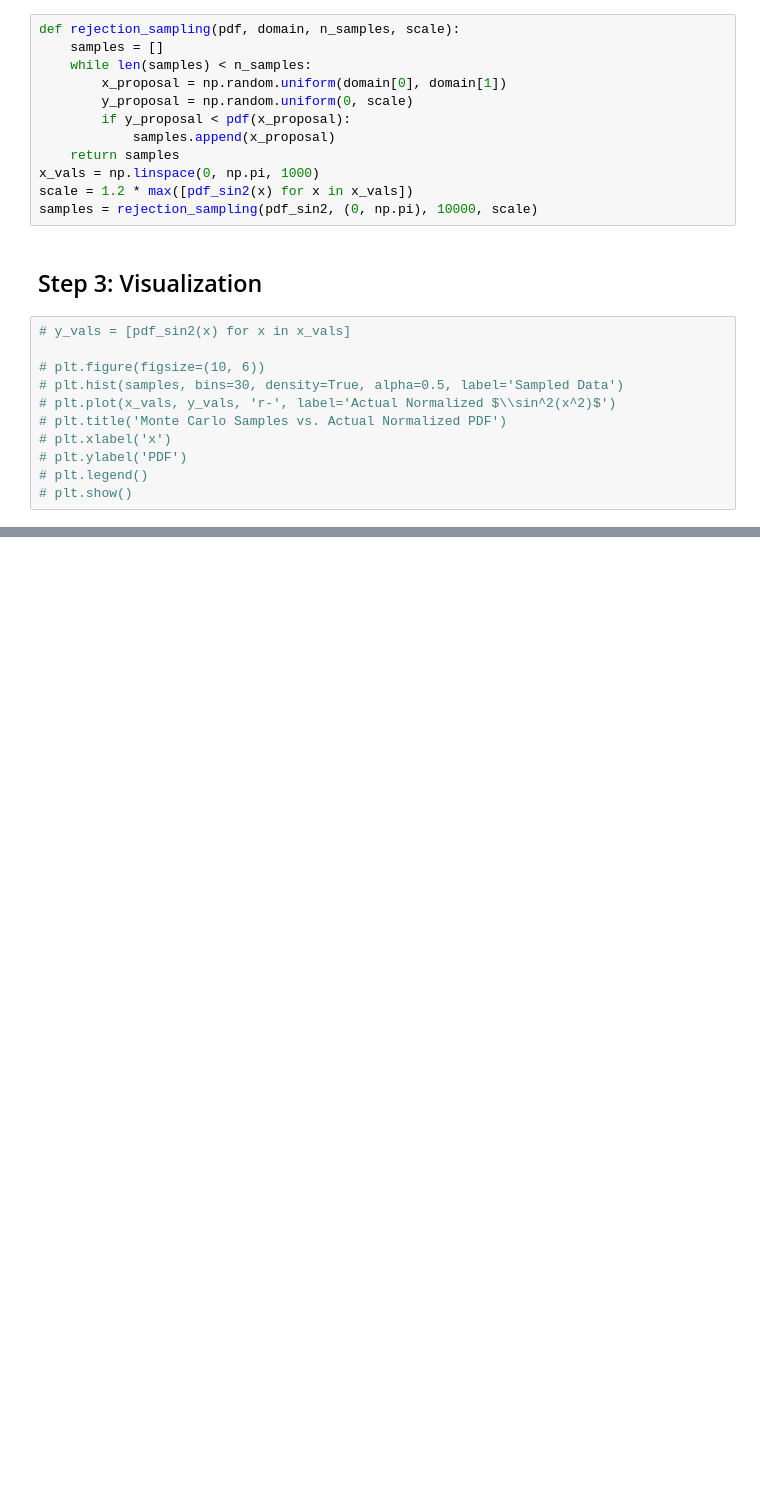
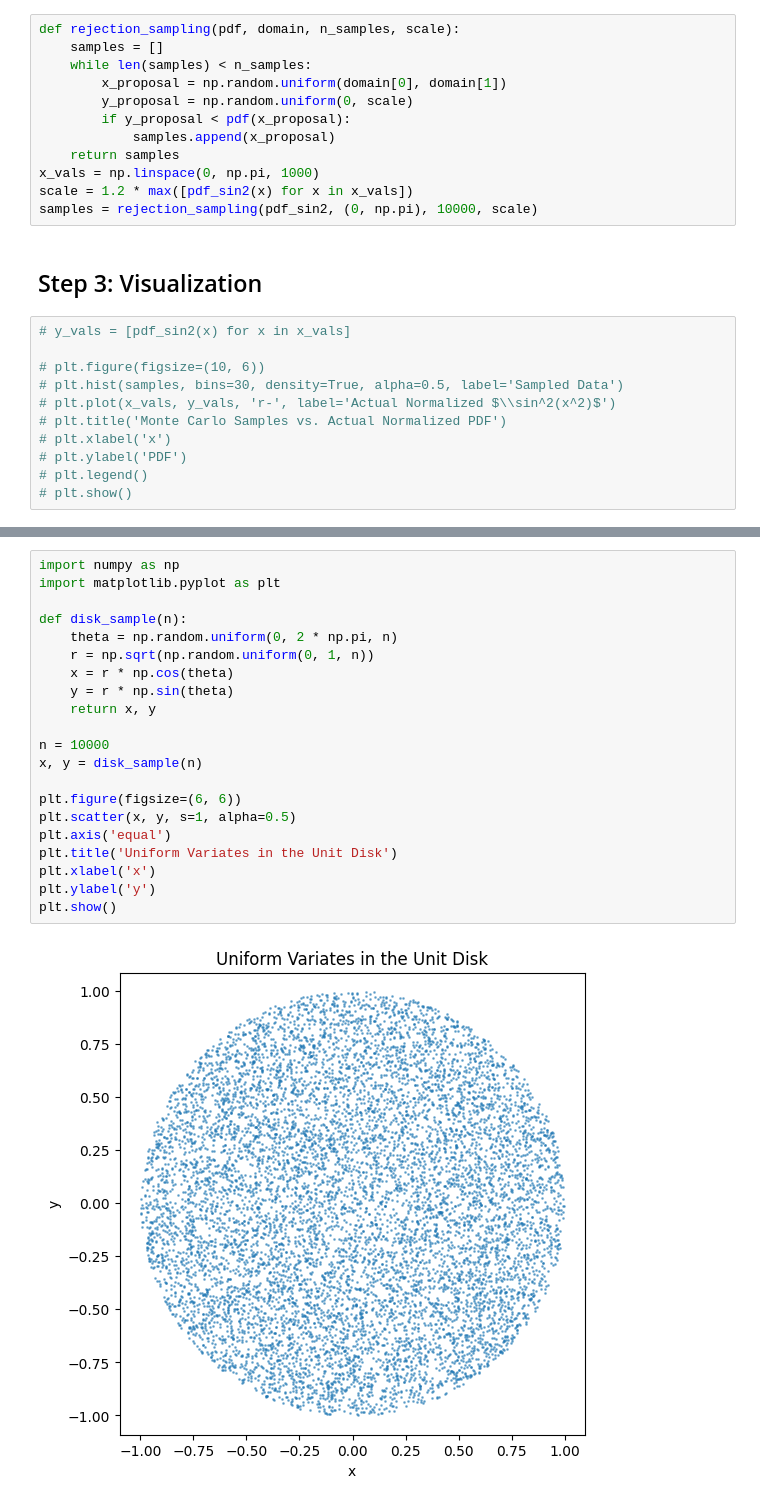
Before and after one commit to amantha6/Data-Formats-and-Image-preprocessing-in-Medical-Imaging, a Jupyter notebook: CS580E_Assignment_1.ipynb, the cells around one changed output, grey strips where cells are left out. Saved outputs shown, nothing was run; the diff lists cells and outputs as text; blank space fills up the shorter version.

```diff
--- a/CS580E_Assignment_1.ipynb
+++ b/CS580E_Assignment_1.ipynb
@@ -498,0 +468,23 @@ samples = rejection_sampling(pdf_sin2, (0, np.pi), 10000, scale)
+# %%
+import numpy as np
+import matplotlib.pyplot as plt
+
+def disk_sample(n):
+    theta = np.random.uniform(0, 2 * np.pi, n)
+    r = np.sqrt(np.random.uniform(0, 1, n))
+    x = r * np.cos(theta)
+    y = r * np.sin(theta)
+    return x, y
+
+n = 10000
+x, y = disk_sample(n)
+
+plt.figure(figsize=(6, 6))
+plt.scatter(x, y, s=1, alpha=0.5)
+plt.axis('equal')
+plt.title('Uniform Variates in the Unit Disk')
+plt.xlabel('x')
+plt.ylabel('y')
+plt.show()
+# %% [output]
+[figure, added]
```
Also changed, not shown: parts of 16 cells of this notebook.
